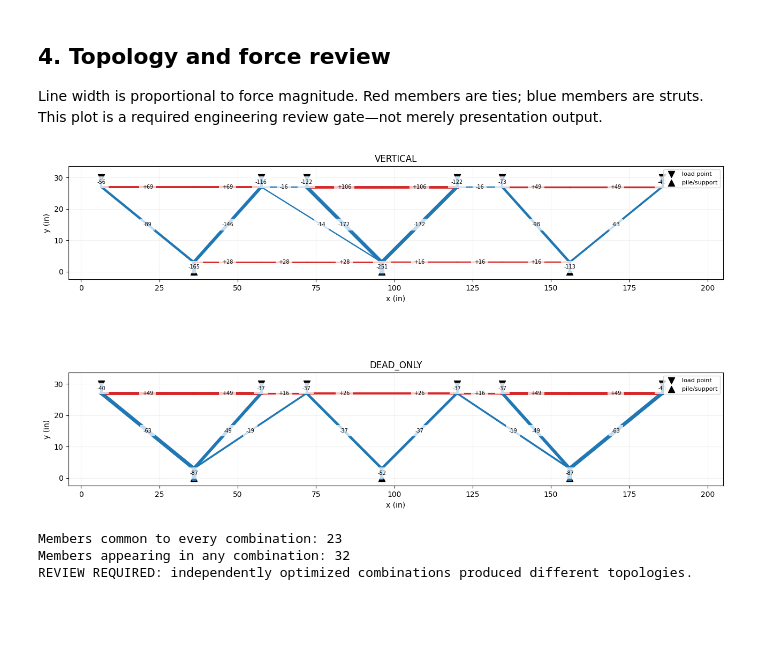
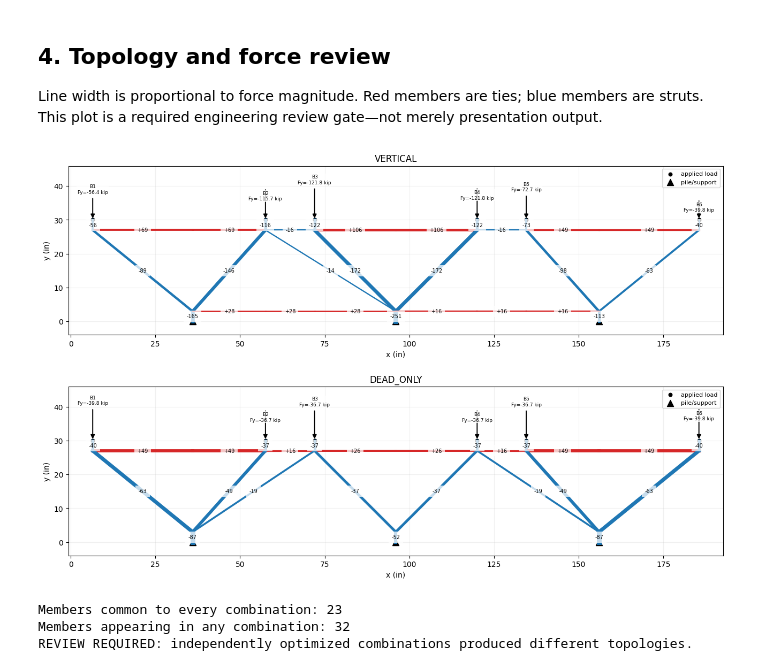
Before and after one commit to mrcurrie21/STM-PierCap, a Jupyter notebook: notebooks/pier_cap_design.ipynb, the cells around one changed output. Saved outputs shown, nothing was run; the diff lists cells and outputs as text; code cells hidden in the pictures; blank space fills up the shorter version.

```diff
--- a/notebooks/pier_cap_design.ipynb
+++ b/notebooks/pier_cap_design.ipynb
@@ -331,34 +335,65 @@ Line width is proportional to force magnitude. Red members are ties; blue member
 # %%
 fig, axes = plt.subplots(len(results), 1, figsize=(13, 4.2 * len(results)), squeeze=False)
 for ax, (name, result) in zip(axes[:, 0], results.items()):
     truss = result.truss_model
     scale = max(abs(result.member_forces))
     for (i, j), kind, force in zip(truss.members, truss.member_types, result.member_forces):
         color = '#d62728' if kind == 'tie' else '#1f77b4'
         width = 1.4 + 5.0 * abs(force) / scale
         ax.plot(truss.nodes[[i, j], 0], truss.nodes[[i, j], 1], color=color, lw=width)
         midpoint = (truss.nodes[i] + truss.nodes[j]) / 2
         ax.text(*midpoint, f'{force:+.0f}', fontsize=7, ha='center', va='center',
                 bbox={'facecolor': 'white', 'alpha': 0.75, 'edgecolor': 'none'})
     loads = combination_loads[name]
-    ax.scatter([load['x'] for load in loads], [load['y'] for load in loads],
-               marker='v', s=75, color='black', label='load point')
-    ax.scatter([pile['x'] for pile in piles], [pile['y'] for pile in piles],
-               marker='^', s=75, color='black', label=('pile/support' if run_design_checks else 'frame boundary'))
     node_min = np.min(truss.nodes, axis=0)
     node_max = np.max(truss.nodes, axis=0)
     node_span = np.maximum(node_max - node_min, 1.0)
+    load_vectors = np.asarray([[load.get('Px', 0.0), load.get('Py', 0.0)] for load in loads], dtype=float)
+    load_magnitudes = np.linalg.norm(load_vectors, axis=1)
+    maximum_load = max(float(np.max(load_magnitudes)), 1.0)
+    arrow_scale = 0.32 * max(node_span[1], 0.12 * node_span[0])
+    load_plot_points = []
+    for load_index, (load, vector, magnitude) in enumerate(zip(loads, load_vectors, load_magnitudes)):
+        point = np.asarray([load['x'], load['y']], dtype=float)
+        if magnitude > 1e-9:
+            display_length = arrow_scale * (0.45 + 0.55 * magnitude / maximum_load)
+            display_vector = display_length * vector / magnitude
+            tail = point - display_vector
+            ax.annotate('', xy=point, xytext=tail,
+                        arrowprops={'arrowstyle': '-|>', 'color': 'black', 'lw': 1.4, 'mutation_scale': 11})
+            components = []
+            if abs(vector[0]) > 1e-9:
+                components.append(f'Fx={vector[0]:+.1f}')
+            if abs(vector[1]) > 1e-9:
+                components.append(f'Fy={vector[1]:+.1f}')
+            label = f"{load['id']}\n{', '.join(components)} kip"
+            label_offset = 0.025 * max(node_span[1], 1.0) * (1 if load_index % 2 == 0 else -1)
+            ax.text(tail[0], tail[1] + label_offset, label, fontsize=6.5, ha='center',
+                    va=('bottom' if label_offset >= 0 else 'top'),
+                    bbox={'facecolor': 'white', 'alpha': 0.8, 'edgecolor': 'none', 'pad': 1.0})
+            load_plot_points.extend((point, tail))
+        else:
+            ax.text(point[0], point[1], f"{load['id']}\nzero load", fontsize=6.5, ha='center', va='bottom')
+            load_plot_points.append(point)
+    ax.scatter([load['x'] for load in loads], [load['y'] for load in loads],
+               marker='o', s=22, color='black', label='applied load')
+    ax.scatter([pile['x'] for pile in piles], [pile['y'] for pile in piles],
+               marker='^', s=75, color='black', label=('pile/support' if run_design_checks else 'frame boundary'))
+    plot_points = np.vstack((truss.nodes, np.asarray(load_plot_points))) if load_plot_points else truss.nodes
+    plot_min = np.min(plot_points, axis=0)
+    plot_max = np.max(plot_points, axis=0)
+    plot_span = np.maximum(plot_max - plot_min, 1.0)
     length_unit = project['units']['length']
     ax.set(title=name, xlabel=f'x ({length_unit})', ylabel=f'y ({length_unit})', aspect='equal',
-           xlim=(node_min[0] - 0.04 * node_span[0], node_max[0] + 0.04 * node_span[0]),
-           ylim=(node_min[1] - 0.10 * node_span[1], node_max[1] + 0.10 * node_span[1]))
+           xlim=(plot_min[0] - 0.04 * plot_span[0], plot_max[0] + 0.04 * plot_span[0]),
+           ylim=(plot_min[1] - 0.10 * plot_span[1], plot_max[1] + 0.16 * plot_span[1]))
     ax.grid(alpha=0.18)
     ax.legend(loc='upper right', fontsize=8)
 fig.tight_layout()
 display(fig)
 plt.close(fig)
 # %% [output]
-[figure, old version]
+[figure, new version]
 # %%
 def member_signature(result, member):
     i, j = member
```
Also changed, not shown: parts of 8 cells of this notebook, 9 other files.
